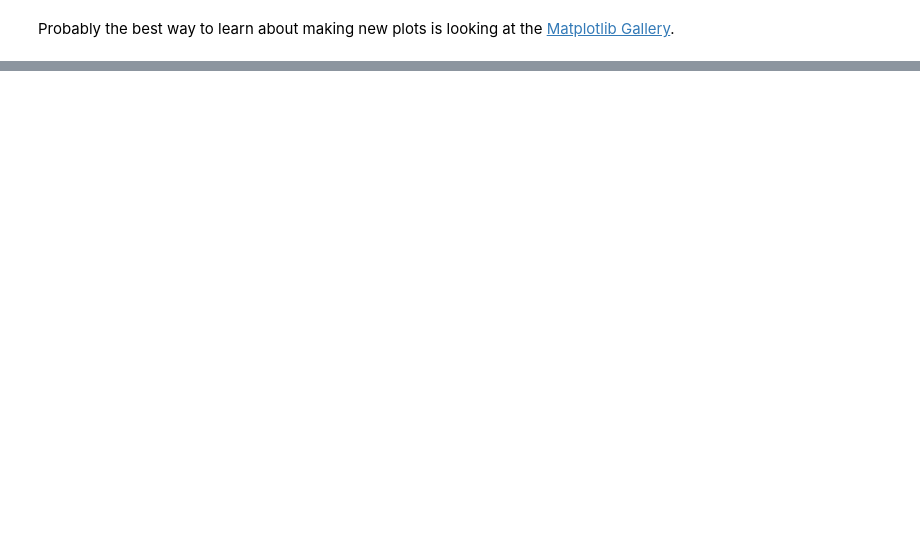
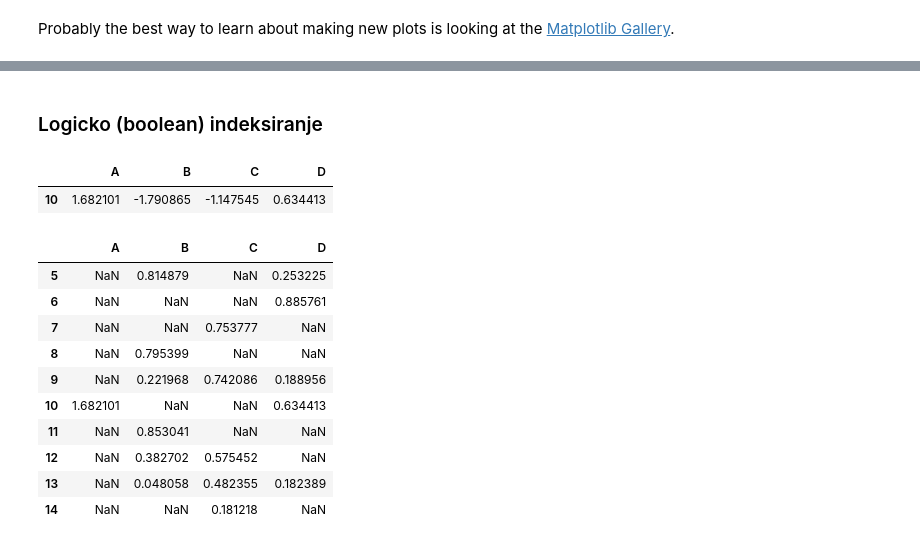
Before and after one commit to milicag/unibl_radionica, a Jupyter notebook: sveske/dan2_3.ipynb, the cells around one changed output, grey strips where cells are left out. Saved outputs shown, nothing was run; the diff lists cells and outputs as text; code cells hidden in the pictures; blank space fills up the shorter version.

```diff
--- a/sveske/dan2_3.ipynb
+++ b/sveske/dan2_3.ipynb
@@ -1661,0 +768,23 @@ See Gotchas as well.
+# %% [markdown]
+### Logicko (boolean) indeksiranje
+# %%
+df[df.A > 0]
+# %% [output]
+|  | A | B | C | D |
+| 10 | 1.682101 | -1.790865 | -1.147545 | 0.634413 |
+# %%
+df[df > 0]
+
+# pandas koristi np.nan za vrijednosti kojih nema
+# %% [output]
+|  | A | B | C | D |
+| 5 | NaN | 0.814879 | NaN | 0.253225 |
+| 6 | NaN | NaN | NaN | 0.885761 |
+| 7 | NaN | NaN | 0.753777 | NaN |
+| 8 | NaN | 0.795399 | NaN | NaN |
+| 9 | NaN | 0.221968 | 0.742086 | 0.188956 |
+| 10 | 1.682101 | NaN | NaN | 0.634413 |
+| 11 | NaN | 0.853041 | NaN | NaN |
+| 12 | NaN | 0.382702 | 0.575452 | NaN |
+| 13 | NaN | 0.048058 | 0.482355 | 0.182389 |
+| 14 | NaN | NaN | 0.181218 | NaN |
```
Also changed, not shown: parts of 80 cells of this notebook, 3 other files.
